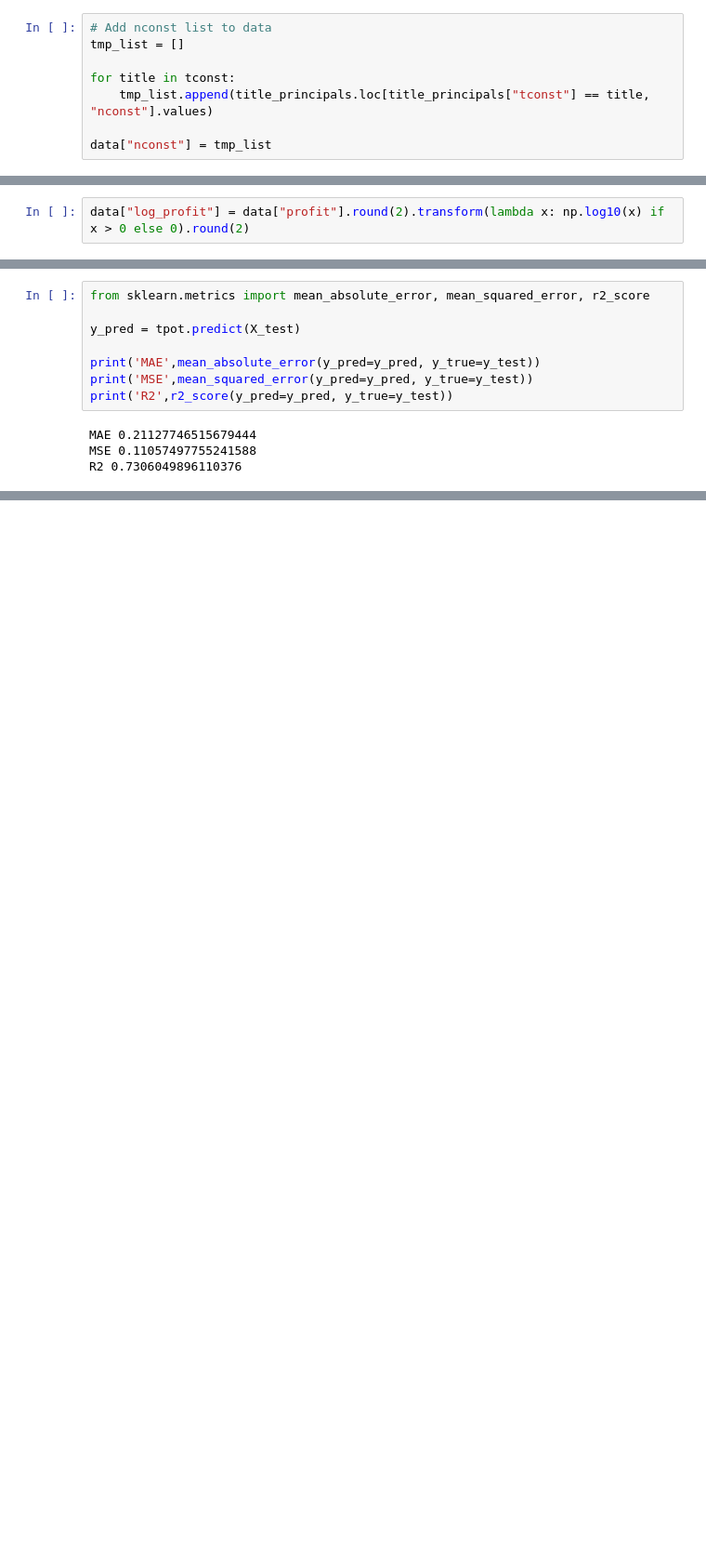
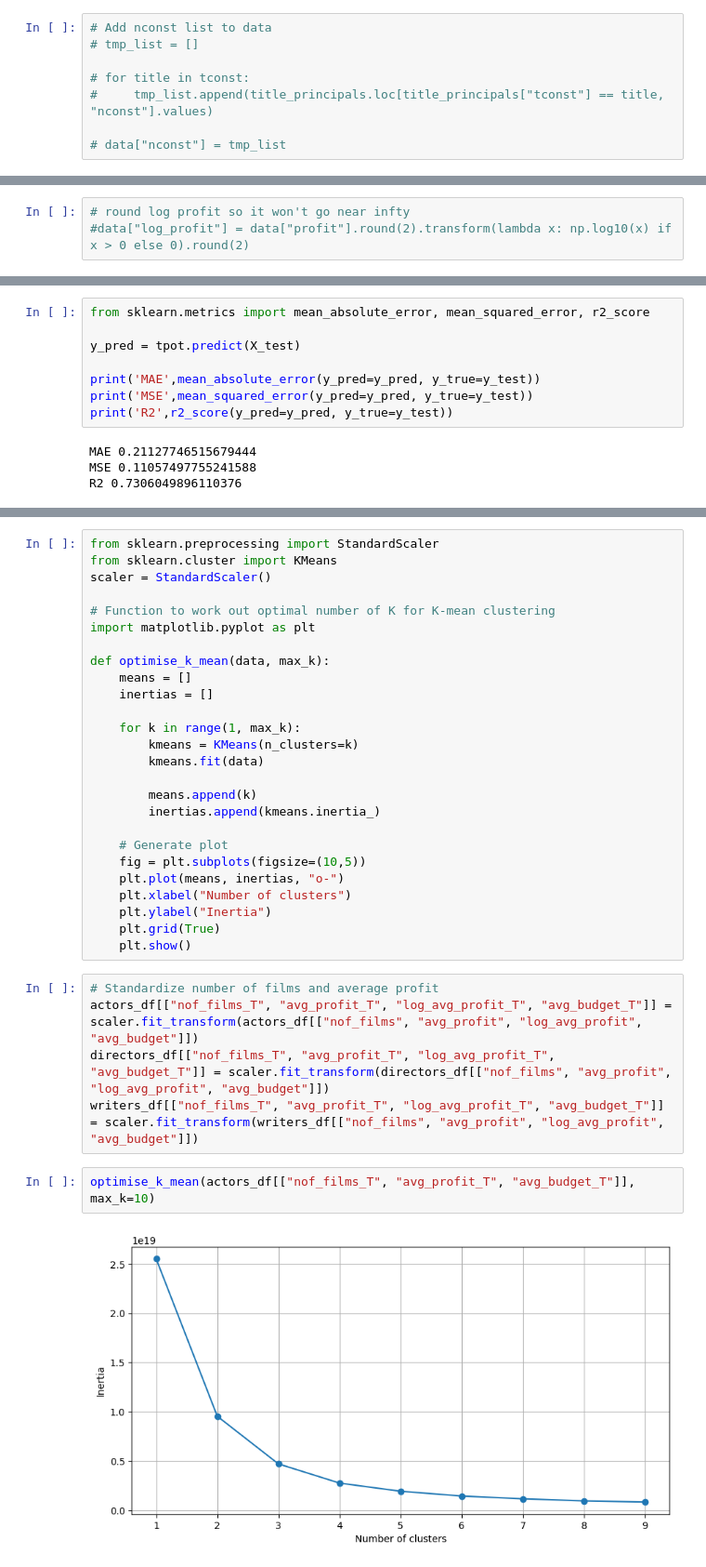
Before and after one commit to SamuAES/Daatta-tiimi, a Jupyter notebook: prediction_model.ipynb, the cells around one changed output, grey strips where cells are left out. Shown: that part at 93% size. Saved outputs shown, nothing was run; the diff lists cells and outputs as text; blank space fills up the shorter version.

Commit message:
data wrangling
Some data wrangling for the prediction model.

```diff
--- a/prediction_model.ipynb
+++ b/prediction_model.ipynb
@@ -27,11 +23,11 @@ title_principals = title_principals[title_principals["tconst"].isin(tconst)]
 # %%
 # Add nconst list to data
-tmp_list = []
+# tmp_list = []
 
-for title in tconst:
-    tmp_list.append(title_principals.loc[title_principals["tconst"] == title, "nconst"].values)
+# for title in tconst:
+#     tmp_list.append(title_principals.loc[title_principals["tconst"] == title, "nconst"].values)
 
-data["nconst"] = tmp_list
+# data["nconst"] = tmp_list
 # %%
 # Compute average production budgets for actors
 
@@ -152,3 +146,4 @@ data["adjusted_prod_budget"] = adjusted_budget
 # %%
-data["log_profit"] = data["profit"].round(2).transform(lambda x: np.log10(x) if x > 0 else 0).round(2)
+# round log profit so it won't go near infty
+#data["log_profit"] = data["profit"].round(2).transform(lambda x: np.log10(x) if x > 0 else 0).round(2)
 # %%
@@ -251,0 +241,35 @@ Best pipeline: RandomForestRegressor(ElasticNetCV(input_matrix, l1_ratio=0.45, t
+# %%
+from sklearn.preprocessing import StandardScaler
+from sklearn.cluster import KMeans
+scaler = StandardScaler()
+
+# Function to work out optimal number of K for K-mean clustering
+import matplotlib.pyplot as plt
+
+def optimise_k_mean(data, max_k):
+    means = []
+    inertias = []
+
+    for k in range(1, max_k):
+        kmeans = KMeans(n_clusters=k)
+        kmeans.fit(data)
+
+        means.append(k)
+        inertias.append(kmeans.inertia_)
+
+    # Generate plot
+    fig = plt.subplots(figsize=(10,5))
+    plt.plot(means, inertias, "o-")
+    plt.xlabel("Number of clusters")
+    plt.ylabel("Inertia")
+    plt.grid(True)
+    plt.show()
+# %%
+# Standardize number of films and average profit
+actors_df[["nof_films_T", "avg_profit_T", "log_avg_profit_T", "avg_budget_T"]] = scaler.fit_transform(actors_df[["nof_films", "avg_profit", "log_avg_profit", "avg_budget"]])
+directors_df[["nof_films_T", "avg_profit_T", "log_avg_profit_T", "avg_budget_T"]] = scaler.fit_transform(directors_df[["nof_films", "avg_profit", "log_avg_profit", "avg_budget"]])
+writers_df[["nof_films_T", "avg_profit_T", "log_avg_profit_T", "avg_budget_T"]] = scaler.fit_transform(writers_df[["nof_films", "avg_profit", "log_avg_profit", "avg_budget"]])
+# %%
+optimise_k_mean(actors_df[["nof_films_T", "avg_profit_T", "avg_budget_T"]], max_k=10)
+# %% [output]
+[figure, added]
```
Also changed, not shown: parts of 24 cells of this notebook, 7 other files.
